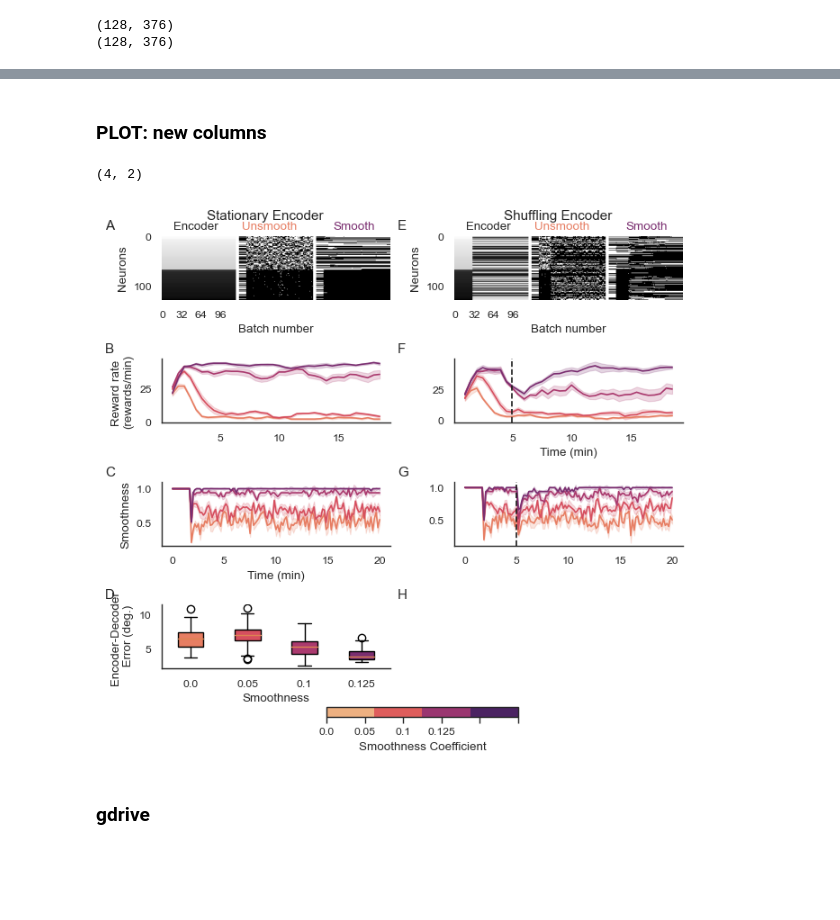
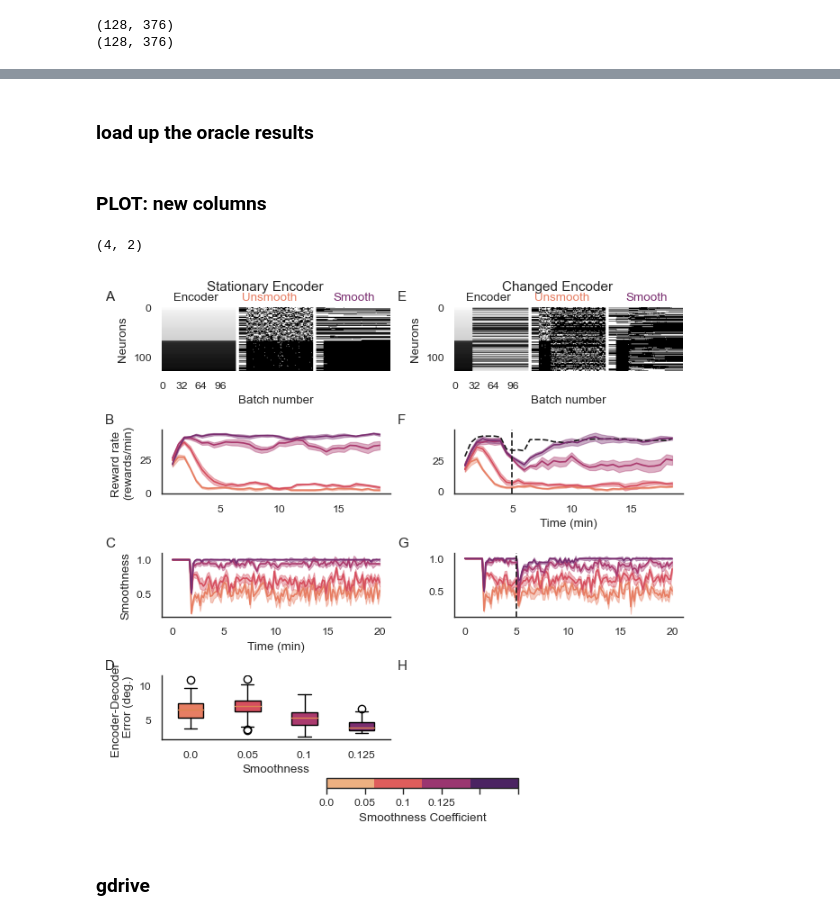
Before and after one commit to sijia66/adaptive_feature_selection, a Jupyter notebook: figure5_convex_algorithm_shuffled_encoder/231019_afs_change_encoder_convex_lasso.ipynb, the cells around one changed output, grey strips where cells are left out. Cells and saved outputs as stored; diff of their text form; code cells hidden in the pictures; blank space fills up the shorter version.

```diff
--- a/figure5_convex_algorithm_shuffled_encoder/231019_afs_change_encoder_convex_lasso.ipynb
+++ b/figure5_convex_algorithm_shuffled_encoder/231019_afs_change_encoder_convex_lasso.ipynb
@@ -718,9 +718,28 @@ Text(0.5, 0, 'Time (min)')
+# %% [markdown]
+### load up the oracle results
+# %%
+## load up the oracle feature selection results
+
+oracle_data_dump_folder = \
+    '/home/aolab/sijia/data/figure2_simulation_setup/'
+# we load the oracle_data_dict from the oracle_data_dump_folder
+
+with open(os.path.join(oracle_data_dump_folder,
+                       'oracle_data_dict.pkl'), 'rb') as f:
+    oracle_data_dict = pickle.load(f)
+
+# load the data from the oracle_data_dict
+oracle_reward_rate = oracle_data_dict['reward_rate_all']
+oracle_window_stamps_all = oracle_data_dict['window_stamps_all']
+oracle_smoothness_conds_by_batch = \
+    oracle_data_dict['smoothness_conds_by_batch']
 # %% [markdown]
 ### PLOT: new columns
 # %%
 summary_figure, summary_axes_stationary_left_shuffling_right = subplots_with_labels(4, 2, figsize = (6.5, 6.0),
                                                     label_directions='col_first')
 
+alpha_value = 0.4
 print(summary_axes_stationary_left_shuffling_right.shape)
 summary_axes  = summary_axes_stationary_left_shuffling_right[:,0][:, np.newaxis]
 
@@ -748,7 +767,7 @@ ax_feat_activity.set_ylabel('Neurons')
 
 # add a horizontal line above the first axis to indicate stationary encoder
 lgd_text = summary_figure.text(0.28, 1, 'Stationary Encoder', ha='center', va='center', fontsize=11)
-lgd_text2 = summary_figure.text(0.78, 1, 'Shuffling Encoder', ha='center', va='center', fontsize=11)
+lgd_text2 = summary_figure.text(0.78, 1, 'Changed Encoder', ha='center', va='center', fontsize=11)
 
 # ax_feat_activity.axhline(y=256, color='k', linestyle='--')
 
@@ -772,7 +791,8 @@ for i, s in enumerate(smoothness_array):
     ax.fill_between(smoothness_xlabels,
                                    smoothness_conds_by_batch_25_stationary[i],
                                    smoothness_conds_by_batch_75_stationary[i],
-                                   color=colors[i], alpha=0.2)
+                                   color=colors[i],
+                                   alpha=alpha_value)
 ax.set_ylabel('Smoothness')
 ax.set_xlabel('Time (min)')
 
@@ -785,7 +805,8 @@ for i, s in enumerate(smoothness_array):
     ax.fill_between(window_time_stamps / 60,
                                    reward_rate_all_25_stationary[i],
                                    reward_rate_all_75_stationary[i],
-                                   color=colors[i], alpha=0.2)
+                                   color=colors[i],
+                                   alpha=alpha_value)
 
 ax.set_ylabel('Reward rate \n(rewards/min)')
 # turn off x axis labels
@@ -805,7 +826,7 @@ ax.set_xlabel('Smoothness')
 
 
 ###################################################################
-# the second column is the shuffling encoder
+# the second column is the changed encoder
 
 summary_axes  = summary_axes_stationary_left_shuffling_right[:,1][:, np.newaxis]
 
@@ -846,7 +867,8 @@ for i, s in enumerate(smoothness_array):
     ax.fill_between(smoothness_xlabels,
                                    smoothness_conds_by_batch_25[i],
                                    smoothness_conds_by_batch_75[i],
-                                   color=colors[i], alpha=0.2)
+                                   color=colors[i],
+                                   alpha=alpha_value)
 ax.axvline(x=5, color='k', linestyle='--')
 
 # summary_axes[1,0].set_ylabel('Smoothness')
@@ -854,13 +876,19 @@ ax.axvline(x=5, color='k', linestyle='--')
 # add a dotted line to indicate encoder swap
 
 ax = summary_axes[1,0]
+
+# add the oracle reward rate
+ax.plot(window_time_stamps / 60,
+        oracle_reward_rate[0], label = "Oracle",
+        color = 'k', linestyle = '--')
+
 # add the error bars using a for loop
 for i, s in enumerate(smoothness_array):
     ax.plot(window_time_stamps / 60, reward_rate_all[i], color=colors[i])
     ax.fill_between(window_time_stamps / 60,
                                    reward_rate_all_25[i],
                                    reward_rate_all_75[i],
-                                   color=colors[i], alpha=0.2)
+                                   color=colors[i], alpha=0.4)
 ax.set_xlabel('Time (min)')
 ax.axvline(x=5, color='k', linestyle='--')
 
@@ -874,34 +902,34 @@ sm = plt.cm.ScalarMappable(cmap="flare", norm=norm)
 
 
 
 # remove the top and right spines for all axes
 for ax in summary_axes_stationary_left_shuffling_right.flatten():
     # for the first and 4th ax, also remove the left spine and the bottom spine
     if ax == summary_axes_stationary_left_shuffling_right[0,0] or ax == summary_axes_stationary_left_shuffling_right[0,1]:
         ax.spines['left'].set_visible(False)
         ax.spines['bottom'].set_visible(False)
     ax.spines['top'].set_visible(False)
     ax.spines['right'].set_visible(False)
 
 # create a discrete colormap
 num_colors = len(smoothnesss_array_parameter_scan)
 cmap = plt.cm.get_cmap('flare', num_colors)
 cmap_discrete = plt.cm.colors.ListedColormap(cmap(np.arange(num_colors)))
 
 # build the color wheel
 norm = plt.Normalize(smoothnesss_array_parameter_scan.min(), smoothnesss_array_parameter_scan.max())
 sm = plt.cm.ScalarMappable(cmap=cmap_discrete, norm=norm)
 
 # create the colorbar
 cbar = summary_figure.colorbar(sm, ax=summary_axes_stationary_left_shuffling_right[3],
                                orientation='horizontal', location="bottom")
 cbar.set_label('Smoothness Coefficient')
 
 # Set the colorbar ticks to smoothness_color_scan
 cbar.set_ticklabels(smoothnesss_array_parameter_scan)
 # %% [output]
 (4, 2)
-[figure, old version]
+[figure, new version]
 # %%
 # save the plotting data
 plotting_data = dict()
```
Also changed, not shown: parts of 3 cells of this notebook, 1 other file.
